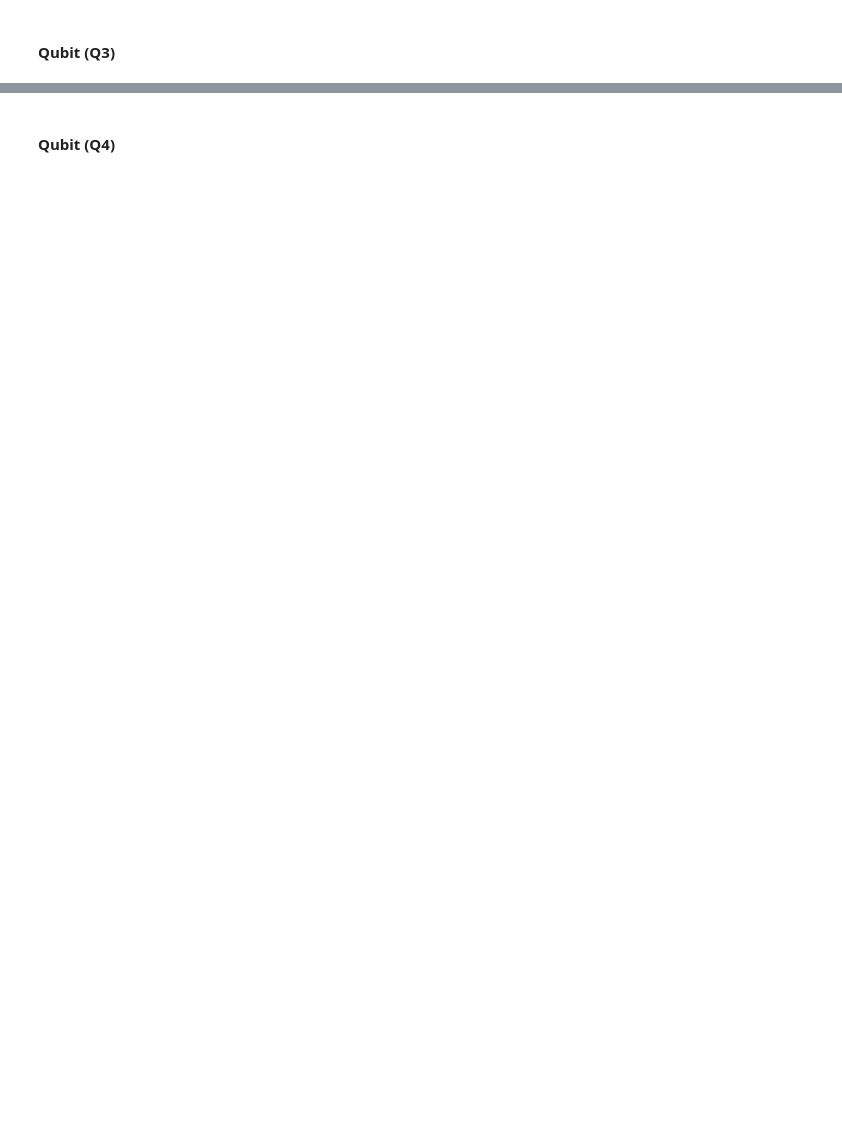
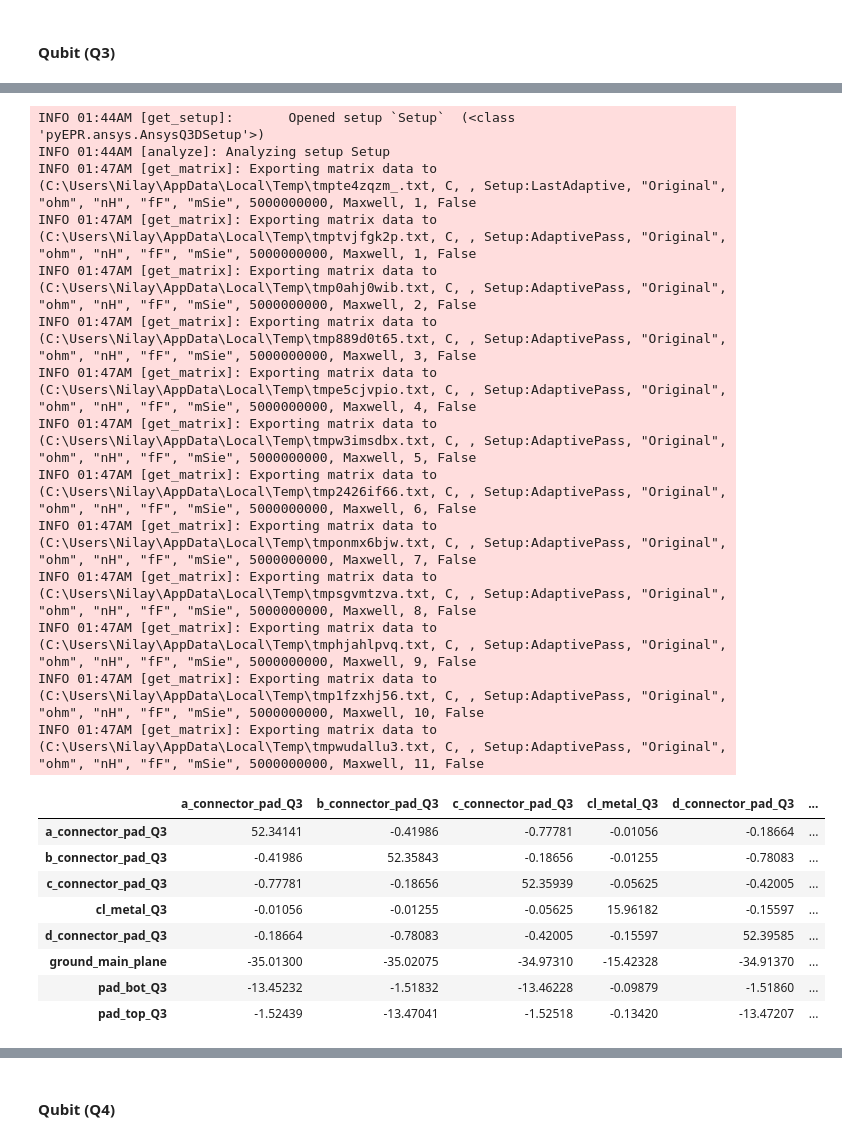
Before and after one commit to AbeerVaishnav13/qiskit-metal-qubit-design, a Jupyter notebook: design1_qubits_analysis-new_syntax.ipynb, the cells around one changed output, grey strips where cells are left out. Drawn from its saved outputs; the diff is of its cells as text; code cells hidden in the pictures; blank space fills up the shorter version.

```diff
--- a/design1_qubits_analysis-new_syntax.ipynb
+++ b/design1_qubits_analysis-new_syntax.ipynb
@@ -354,8 +529,33 @@ q3d3.save_screenshot()
 # %%
+q3d3.add_q3d_setup(name="Setup", max_passes=15, min_converged_passes=5,percent_error=0.05 )
 q3d3.analyze_setup("Setup")
 c3.sim.capacitance_matrix, c3.sim.units = q3d3.get_capacitance_matrix()
 c3.sim.capacitance_all_passes, _ = q3d3.get_capacitance_all_passes()
 c3.sim.capacitance_matrix
+# %% [output]
+INFO 01:44AM [get_setup]:       Opened setup `Setup`  (<class 'pyEPR.ansys.AnsysQ3DSetup'>)
+INFO 01:44AM [analyze]: Analyzing setup Setup
+INFO 01:47AM [get_matrix]: Exporting matrix data to (C:\Users\Nilay\AppData\Local\Temp\tmpte4zqzm_.txt, C, , Setup:LastAdaptive, "Original", "ohm", "nH", "fF", "mSie", 5000000000, Maxwell, 1, False
+INFO 01:47AM [get_matrix]: Exporting matrix data to (C:\Users\Nilay\AppData\Local\Temp\tmptvjfgk2p.txt, C, , Setup:AdaptivePass, "Original", "ohm", "nH", "fF", "mSie", 5000000000, Maxwell, 1, False
+INFO 01:47AM [get_matrix]: Exporting matrix data to (C:\Users\Nilay\AppData\Local\Temp\tmp0ahj0wib.txt, C, , Setup:AdaptivePass, "Original", "ohm", "nH", "fF", "mSie", 5000000000, Maxwell, 2, False
+INFO 01:47AM [get_matrix]: Exporting matrix data to (C:\Users\Nilay\AppData\Local\Temp\tmp889d0t65.txt, C, , Setup:AdaptivePass, "Original", "ohm", "nH", "fF", "mSie", 5000000000, Maxwell, 3, False
+INFO 01:47AM [get_matrix]: Exporting matrix data to (C:\Users\Nilay\AppData\Local\Temp\tmpe5cjvpio.txt, C, , Setup:AdaptivePass, "Original", "ohm", "nH", "fF", "mSie", 5000000000, Maxwell, 4, False
+INFO 01:47AM [get_matrix]: Exporting matrix data to (C:\Users\Nilay\AppData\Local\Temp\tmpw3imsdbx.txt, C, , Setup:AdaptivePass, "Original", "ohm", "nH", "fF", "mSie", 5000000000, Maxwell, 5, False
+INFO 01:47AM [get_matrix]: Exporting matrix data to (C:\Users\Nilay\AppData\Local\Temp\tmp2426if66.txt, C, , Setup:AdaptivePass, "Original", "ohm", "nH", "fF", "mSie", 5000000000, Maxwell, 6, False
+INFO 01:47AM [get_matrix]: Exporting matrix data to (C:\Users\Nilay\AppData\Local\Temp\tmponmx6bjw.txt, C, , Setup:AdaptivePass, "Original", "ohm", "nH", "fF", "mSie", 5000000000, Maxwell, 7, False
+INFO 01:47AM [get_matrix]: Exporting matrix data to (C:\Users\Nilay\AppData\Local\Temp\tmpsgvmtzva.txt, C, , Setup:AdaptivePass, "Original", "ohm", "nH", "fF", "mSie", 5000000000, Maxwell, 8, False
+INFO 01:47AM [get_matrix]: Exporting matrix data to (C:\Users\Nilay\AppData\Local\Temp\tmphjahlpvq.txt, C, , Setup:AdaptivePass, "Original", "ohm", "nH", "fF", "mSie", 5000000000, Maxwell, 9, False
+INFO 01:47AM [get_matrix]: Exporting matrix data to (C:\Users\Nilay\AppData\Local\Temp\tmp1fzxhj56.txt, C, , Setup:AdaptivePass, "Original", "ohm", "nH", "fF", "mSie", 5000000000, Maxwell, 10, False
+INFO 01:47AM [get_matrix]: Exporting matrix data to (C:\Users\Nilay\AppData\Local\Temp\tmpwudallu3.txt, C, , Setup:AdaptivePass, "Original", "ohm", "nH", "fF", "mSie", 5000000000, Maxwell, 11, False
+|  | a_connector_pad_Q3 | b_connector_pad_Q3 | c_connector_pad_Q3 | cl_metal_Q3 | d_connector_pad_Q3 | ... |
+| a_connector_pad_Q3 | 52.34141 | -0.41986 | -0.77781 | -0.01056 | -0.18664 | ... |
+| b_connector_pad_Q3 | -0.41986 | 52.35843 | -0.18656 | -0.01255 | -0.78083 | ... |
+| c_connector_pad_Q3 | -0.77781 | -0.18656 | 52.35939 | -0.05625 | -0.42005 | ... |
+| cl_metal_Q3 | -0.01056 | -0.01255 | -0.05625 | 15.96182 | -0.15597 | ... |
+| d_connector_pad_Q3 | -0.18664 | -0.78083 | -0.42005 | -0.15597 | 52.39585 | ... |
+| ground_main_plane | -35.01300 | -35.02075 | -34.97310 | -15.42328 | -34.91370 | ... |
+| pad_bot_Q3 | -13.45232 | -1.51832 | -13.46228 | -0.09879 | -1.51860 | ... |
+| pad_top_Q3 | -1.52439 | -13.47041 | -1.52518 | -0.13420 | -13.47207 | ... |
 # %%
 c3.setup.junctions = Dict(Lj=12, Cj=1)
 c3.setup.freq_readout = 7.3
```
Also changed, not shown: parts of 24 cells of this notebook, 17 other files.
